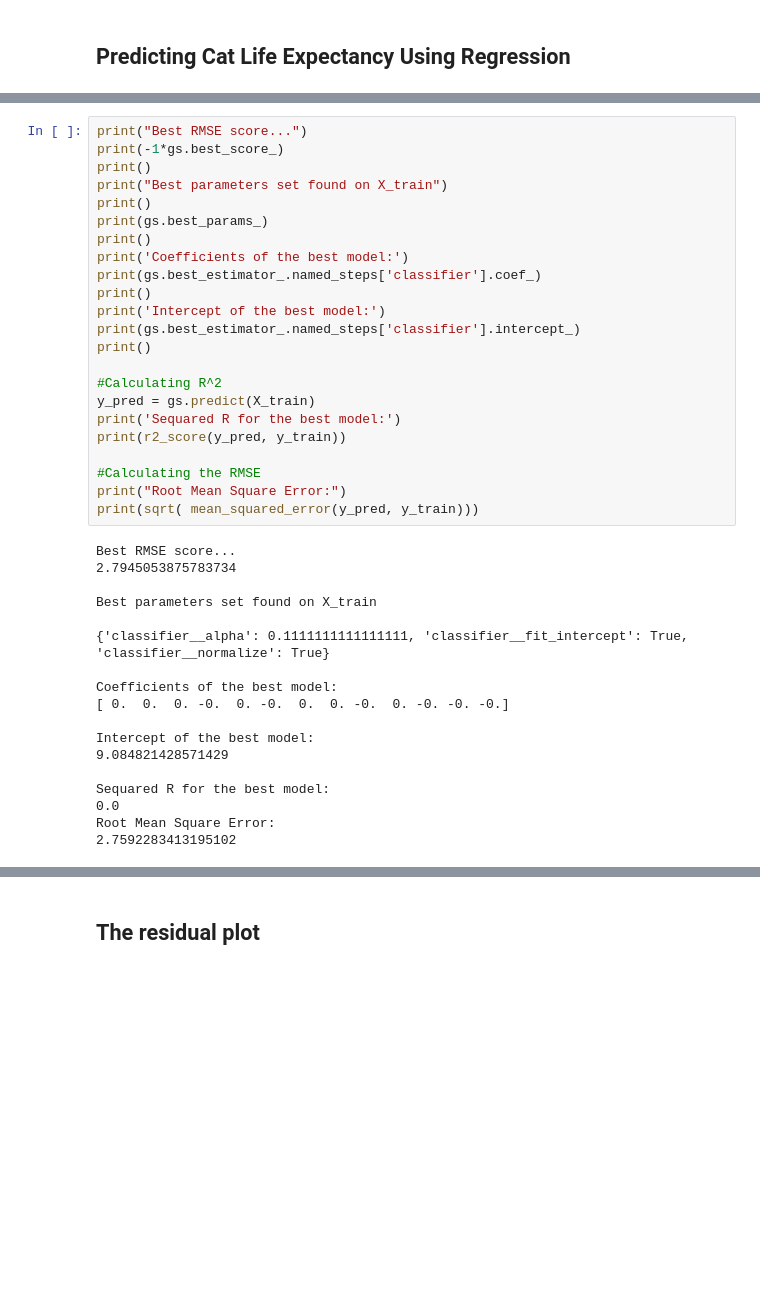
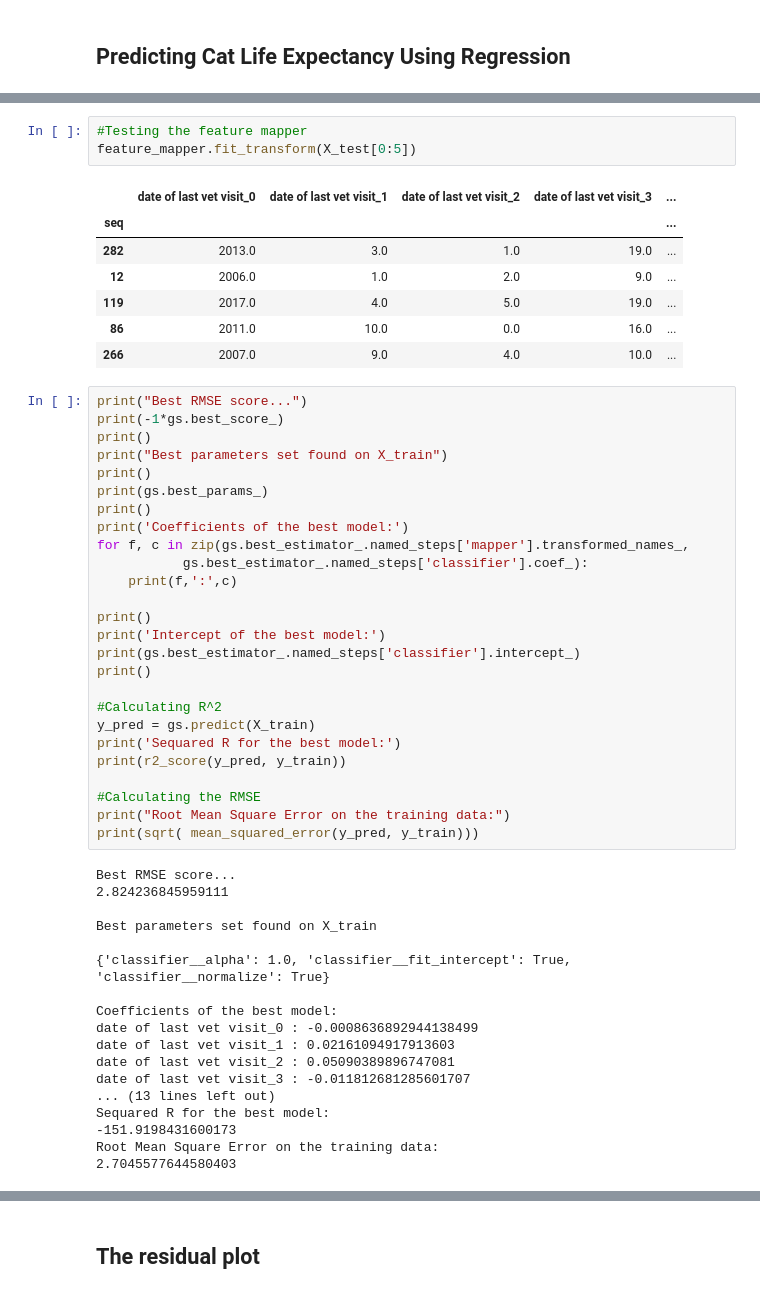
Before and after one commit to ammarwm/predictivehire, a Jupyter notebook: Cats Life Expectancy Prediction.ipynb, the cells around one changed output, grey strips where cells are left out. Cells and saved outputs as stored; diff of their text form; blank space fills up the shorter version.

```diff
--- a/Cats Life Expectancy Prediction.ipynb
+++ b/Cats Life Expectancy Prediction.ipynb
@@ -388,6 +371,17 @@ GridSearchCV(cv=3, error_score='raise',
        0.77778, 0.88889, 1.     ]), 'classifier__fit_intercept': [True, False], 'classifier__normalize': [True, False]}],
        pre_dispatch='2*n_jobs', refit=True, return_train_score=True,
        scoring=make_scorer(RMSE, greater_is_better=False), verbose=3)
+# %%
+#Testing the feature mapper
+feature_mapper.fit_transform(X_test[0:5])
+# %% [output]
+|  | date of last vet visit_0 | date of last vet visit_1 | date of last vet visit_2 | date of last vet visit_3 | ... |
+| seq |  |  |  |  | ... |
+| 282 | 2013.0 | 3.0 | 1.0 | 19.0 | ... |
+| 12 | 2006.0 | 1.0 | 2.0 | 9.0 | ... |
+| 119 | 2017.0 | 4.0 | 5.0 | 19.0 | ... |
+| 86 | 2011.0 | 10.0 | 0.0 | 16.0 | ... |
+| 266 | 2007.0 | 9.0 | 4.0 | 10.0 | ... |
 # %%
 print("Best RMSE score...")
 print(-1*gs.best_score_)
@@ -397,7 +391,10 @@ print()
 print(gs.best_params_)
 print()
 print('Coefficients of the best model:')
-print(gs.best_estimator_.named_steps['classifier'].coef_)
+for f, c in zip(gs.best_estimator_.named_steps['mapper'].transformed_names_,
+           gs.best_estimator_.named_steps['classifier'].coef_):
+    print(f,':',c)
+
 print()
 print('Intercept of the best model:')
 print(gs.best_estimator_.named_steps['classifier'].intercept_)
@@ -409,23 +406,23 @@ print('Sequared R for the best model:')
 print(r2_score(y_pred, y_train))
 
 #Calculating the RMSE
-print("Root Mean Square Error:")
+print("Root Mean Square Error on the training data:")
 print(sqrt( mean_squared_error(y_pred, y_train)))
 # %% [output]
 Best RMSE score...
-2.7945053875783734
+2.824236845959111
 
 Best parameters set found on X_train
 
-{'classifier__alpha': 0.1111111111111111, 'classifier__fit_intercept': True, 'classifier__normalize': True}
+{'classifier__alpha': 1.0, 'classifier__fit_intercept': True, 'classifier__normalize': True}
 
 Coefficients of the best model:
-[ 0.  0.  0. -0.  0. -0.  0.  0. -0.  0. -0. -0. -0.]
-
-Intercept of the best model:
-9.084821428571429
-
+date of last vet visit_0 : -0.0008636892944138499
+date of last vet visit_1 : 0.02161094917913603
+date of last vet visit_2 : 0.05090389896747081
+date of last vet visit_3 : -0.011812681285601707
+... (13 lines left out)
 Sequared R for the best model:
-0.0
-Root Mean Square Error:
-2.7592283413195102
+-151.9198431600173
+Root Mean Square Error on the training data:
+2.7045577644580403
```
Also changed, not shown: parts of 32 cells of this notebook, 2 other files.
